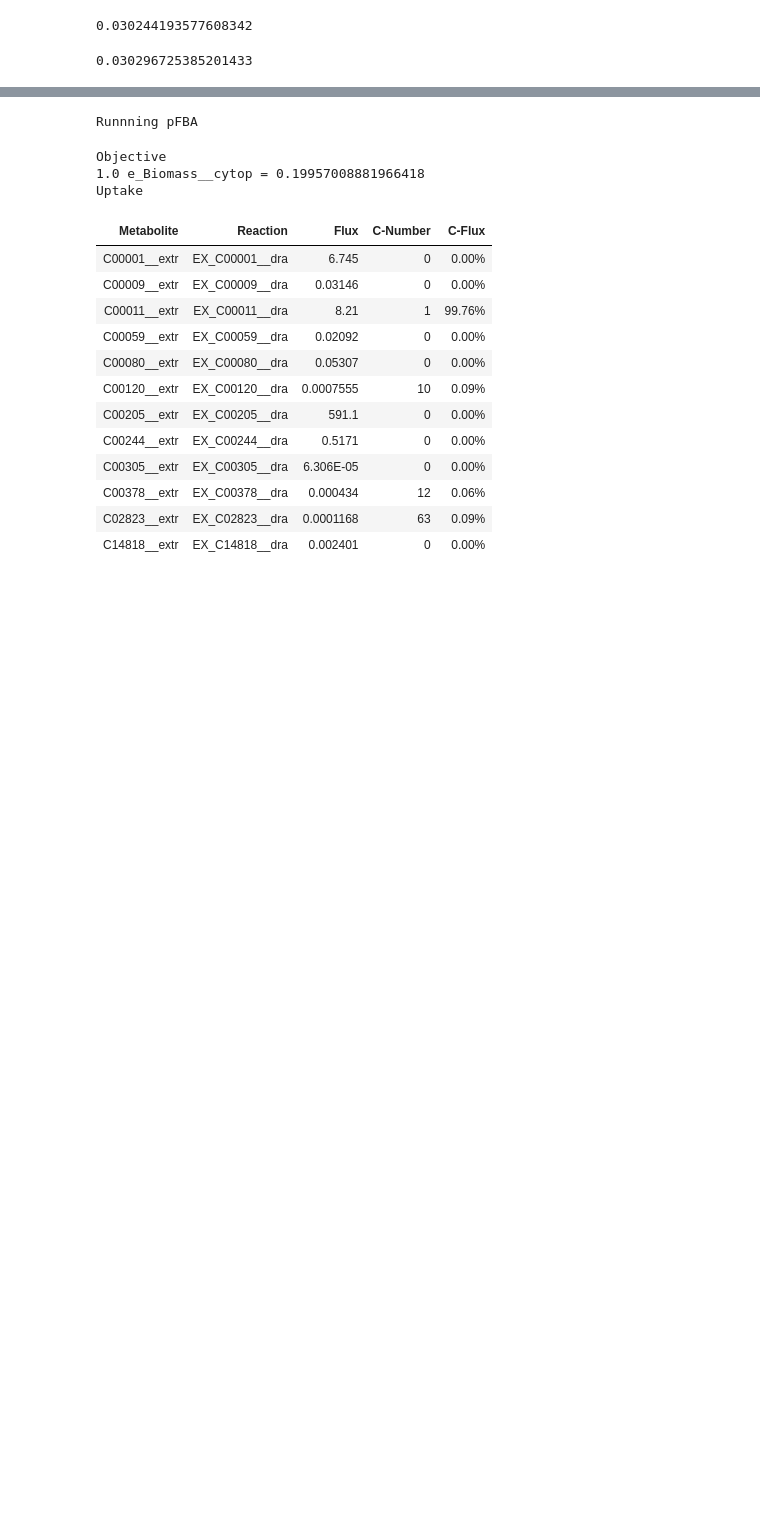
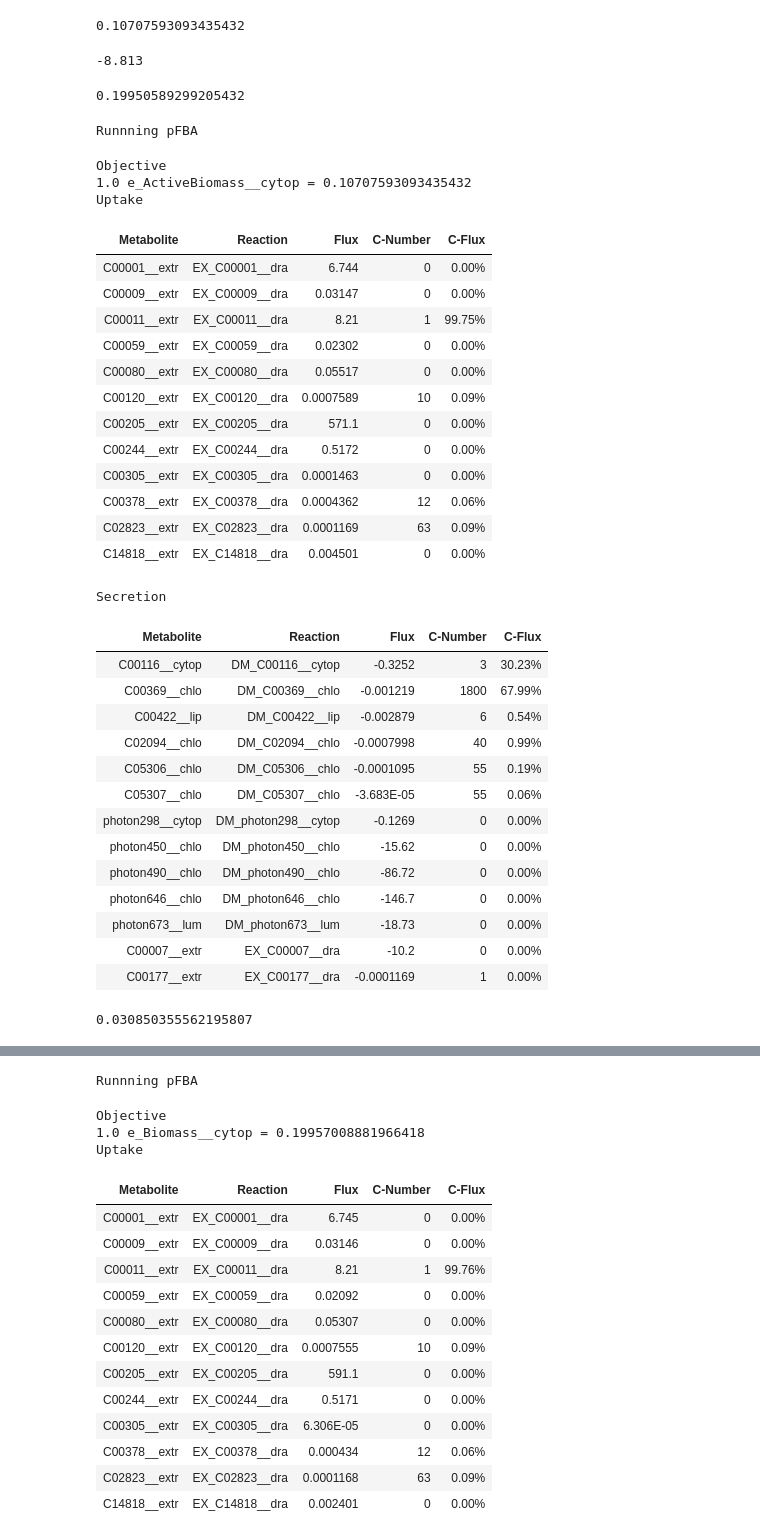
Before and after one commit to ecunha1996/GSMMutils, a Jupyter notebook: examples/ExpAlgae.ipynb, the cells around one changed output, grey strips where cells are left out. Saved outputs shown, nothing was run; the diff lists cells and outputs as text; code cells hidden in the pictures; blank space fills up the shorter version.

```diff
--- a/examples/ExpAlgae.ipynb
+++ b/examples/ExpAlgae.ipynb
@@ -44,11 +112,63 @@ Error! Sum of Elemental mass percentage is different from 1! (0.552)
+# %%
+dmodel.exchanges.EX_C00011__dra.lower_bound = -8.21
+dmodel.demands.DM_C00369__chlo.bounds = (0.001219, 1000)
+dmodel.demands.DM_C00116__cytop.bounds = (0.3252, 1000)
+dmodel.demands.DM_C00422__lip.bounds = (0.002879, 1000)
+dmodel.demands.DM_C02094__chlo.bounds = (0.0007998, 1000)
+dmodel.demands.DM_C05306__chlo.bounds = (0.0001095, 1000)
+dmodel.demands.DM_C05307__chlo.bounds = (3.683E-05, 1000)
+# %%
+sol = dmodel.optimize()
+sol.objective_value
+# %% [output]
+0.10707593093435432
+# %%
+dmodel.exchanges.EX_C00011__dra.lower_bound
+# %% [output]
+-8.813
+# %%
+sol['e_ActiveBiomass__cytop'] + sol['DM_C00369__chlo']*48660.20/1000 + sol['DM_C00116__cytop']*92.09/1000 + sol['DM_C00422__lip']*904.78/1000 + sol['DM_C02094__chlo']*536.87/1000 + sol['DM_C05306__chlo']*893.49/1000 + sol['DM_C05307__chlo']*907.49/1000
+# %% [output]
+0.19950589299205432
+# %%
+dmodel.summary()
+# %% [output]
+Runnning pFBA
+Objective
+1.0 e_ActiveBiomass__cytop = 0.10707593093435432
+Uptake
+| Metabolite | Reaction | Flux | C-Number | C-Flux |
+| C00001__extr | EX_C00001__dra | 6.744 | 0 | 0.00% |
+| C00009__extr | EX_C00009__dra | 0.03147 | 0 | 0.00% |
+| C00011__extr | EX_C00011__dra | 8.21 | 1 | 99.75% |
+| C00059__extr | EX_C00059__dra | 0.02302 | 0 | 0.00% |
+| C00080__extr | EX_C00080__dra | 0.05517 | 0 | 0.00% |
+| C00120__extr | EX_C00120__dra | 0.0007589 | 10 | 0.09% |
+| C00205__extr | EX_C00205__dra | 571.1 | 0 | 0.00% |
+| C00244__extr | EX_C00244__dra | 0.5172 | 0 | 0.00% |
+| C00305__extr | EX_C00305__dra | 0.0001463 | 0 | 0.00% |
+| C00378__extr | EX_C00378__dra | 0.0004362 | 12 | 0.06% |
+| C02823__extr | EX_C02823__dra | 0.0001169 | 63 | 0.09% |
+| C14818__extr | EX_C14818__dra | 0.004501 | 0 | 0.00% |
+Secretion
+| Metabolite | Reaction | Flux | C-Number | C-Flux |
+| C00116__cytop | DM_C00116__cytop | -0.3252 | 3 | 30.23% |
+| C00369__chlo | DM_C00369__chlo | -0.001219 | 1800 | 67.99% |
+| C00422__lip | DM_C00422__lip | -0.002879 | 6 | 0.54% |
+| C02094__chlo | DM_C02094__chlo | -0.0007998 | 40 | 0.99% |
+| C05306__chlo | DM_C05306__chlo | -0.0001095 | 55 | 0.19% |
+| C05307__chlo | DM_C05307__chlo | -3.683E-05 | 55 | 0.06% |
+| photon298__cytop | DM_photon298__cytop | -0.1269 | 0 | 0.00% |
+| photon450__chlo | DM_photon450__chlo | -15.62 | 0 | 0.00% |
+| photon490__chlo | DM_photon490__chlo | -86.72 | 0 | 0.00% |
+| photon646__chlo | DM_photon646__chlo | -146.7 | 0 | 0.00% |
+| photon673__lum | DM_photon673__lum | -18.73 | 0 | 0.00% |
+| C00007__extr | EX_C00007__dra | -10.2 | 0 | 0.00% |
+| C00177__extr | EX_C00177__dra | -0.0001169 | 1 | 0.00% |
 # %%
-0.154*model.optimize().objective_value
+0.158*model.optimize().objective_value
 # %% [output]
-0.030244193577608342
+0.030850355562195807
-# %%
-0.15426748600019957*model.optimize().objective_value
-# %% [output]
-0.030296725385201433
 # %%
 model.optimize()['EX_C00009__dra']
 # %% [output]
```
Also changed, not shown: parts of 14 cells of this notebook, 9 other files.
